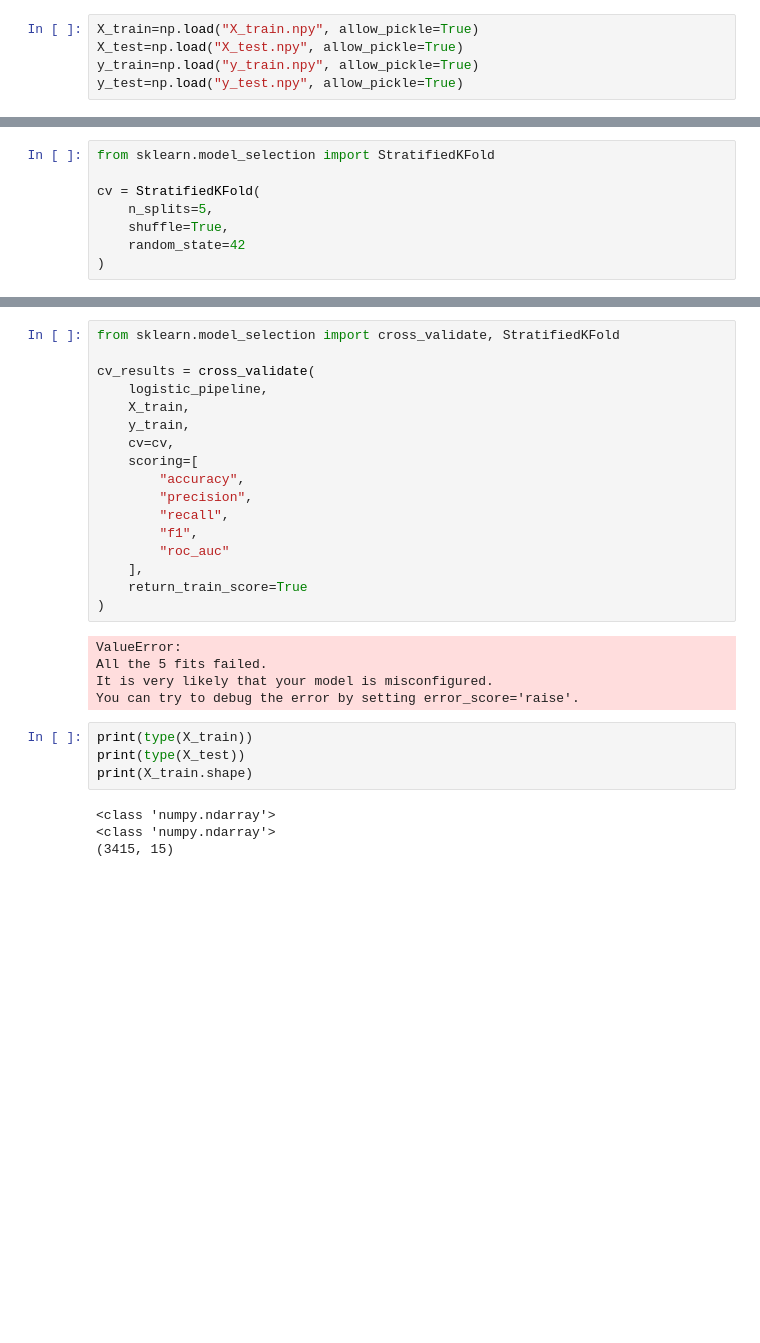
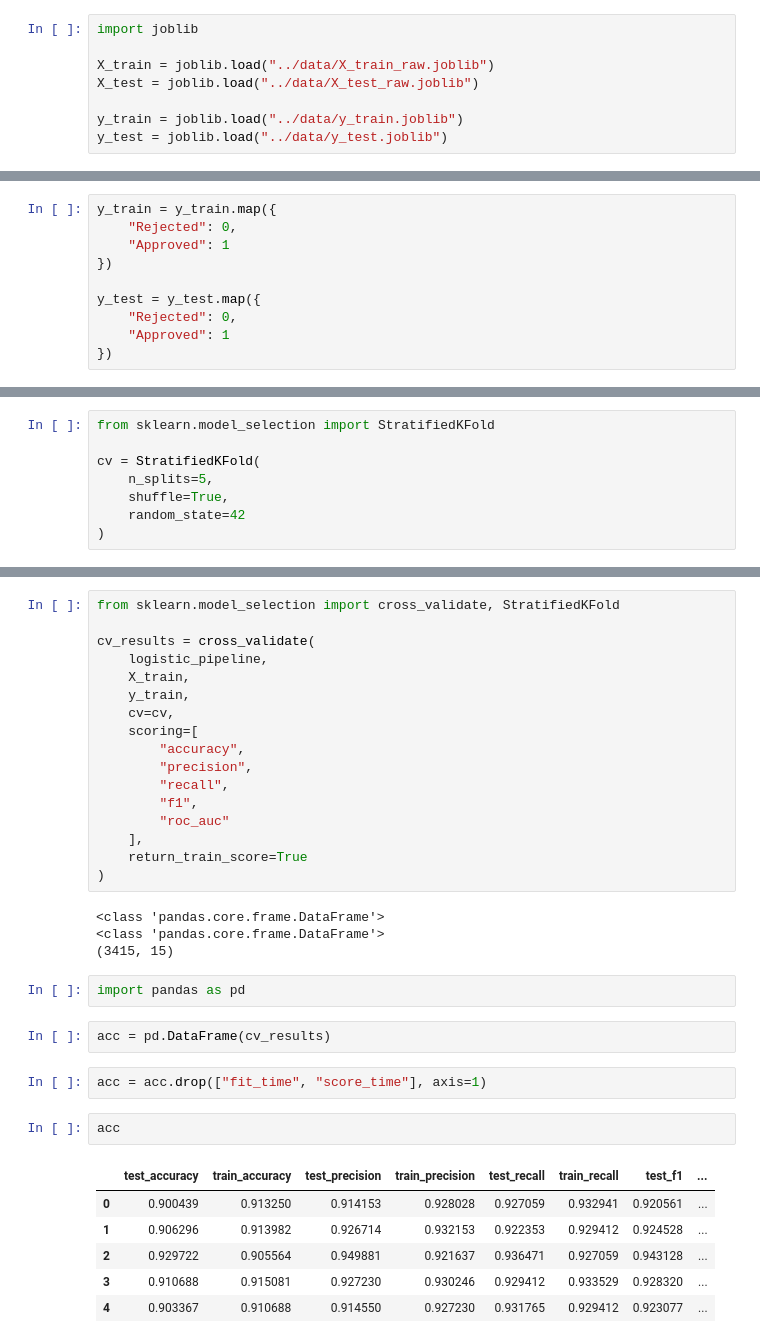
Before and after one commit to GANESHJAGANNATHTELASANG/CreditWise_AI_Pro_ml_model, a Jupyter notebook: notebooks/03_Logistic_Regression.ipynb, the cells around one changed output, grey strips where cells are left out. Saved outputs shown, nothing was run; the diff lists cells and outputs as text; blank space fills up the shorter version.

```diff
--- a/notebooks/03_Logistic_Regression.ipynb
+++ b/notebooks/03_Logistic_Regression.ipynb
@@ -1,7 +1,10 @@
 # %%
 import numpy as np
 # %%
-X_train=np.load("X_train.npy", allow_pickle=True)
-X_test=np.load("X_test.npy", allow_pickle=True)
-y_train=np.load("y_train.npy", allow_pickle=True)
-y_test=np.load("y_test.npy", allow_pickle=True)
+import joblib
+
+X_train = joblib.load("../data/X_train_raw.joblib")
+X_test = joblib.load("../data/X_test_raw.joblib")
+
+y_train = joblib.load("../data/y_train.joblib")
+y_test = joblib.load("../data/y_test.joblib")
@@ -51,6 +60,16 @@ preprocessor = ColumnTransformer([
     ("num", numeric_pipeline, numerical_columns),
     ("cat", categorical_pipeline, categorical_columns)
 ])
+# %%
+y_train = y_train.map({
+    "Rejected": 0,
+    "Approved": 1
+})
+
+y_test = y_test.map({
+    "Rejected": 0,
+    "Approved": 1
+})
 # %% [markdown]
 # model
 # %%
@@ -92,16 +113,23 @@ cv_results = cross_validate(
     ],
     return_train_score=True
 )
-# %% [output]
-ValueError:
-All the 5 fits failed.
-It is very likely that your model is misconfigured.
-You can try to debug the error by setting error_score='raise'.
 # %%
-print(type(X_train))
-print(type(X_test))
-print(X_train.shape)
 # %% [output]
-<class 'numpy.ndarray'>
-<class 'numpy.ndarray'>
+<class 'pandas.core.frame.DataFrame'>
+<class 'pandas.core.frame.DataFrame'>
 (3415, 15)
+# %%
+import pandas as pd
+# %%
+acc = pd.DataFrame(cv_results)
+# %%
+acc = acc.drop(["fit_time", "score_time"], axis=1)
+# %%
+acc
+# %% [output]
+|  | test_accuracy | train_accuracy | test_precision | train_precision | test_recall | train_recall | test_f1 | ... |
+| 0 | 0.900439 | 0.913250 | 0.914153 | 0.928028 | 0.927059 | 0.932941 | 0.920561 | ... |
+| 1 | 0.906296 | 0.913982 | 0.926714 | 0.932153 | 0.922353 | 0.929412 | 0.924528 | ... |
+| 2 | 0.929722 | 0.905564 | 0.949881 | 0.921637 | 0.936471 | 0.927059 | 0.943128 | ... |
+| 3 | 0.910688 | 0.915081 | 0.927230 | 0.930246 | 0.929412 | 0.933529 | 0.928320 | ... |
+| 4 | 0.903367 | 0.910688 | 0.914550 | 0.927230 | 0.931765 | 0.929412 | 0.923077 | ... |
```
Also changed, not shown: parts of 24 cells of this notebook, 1 other file.
